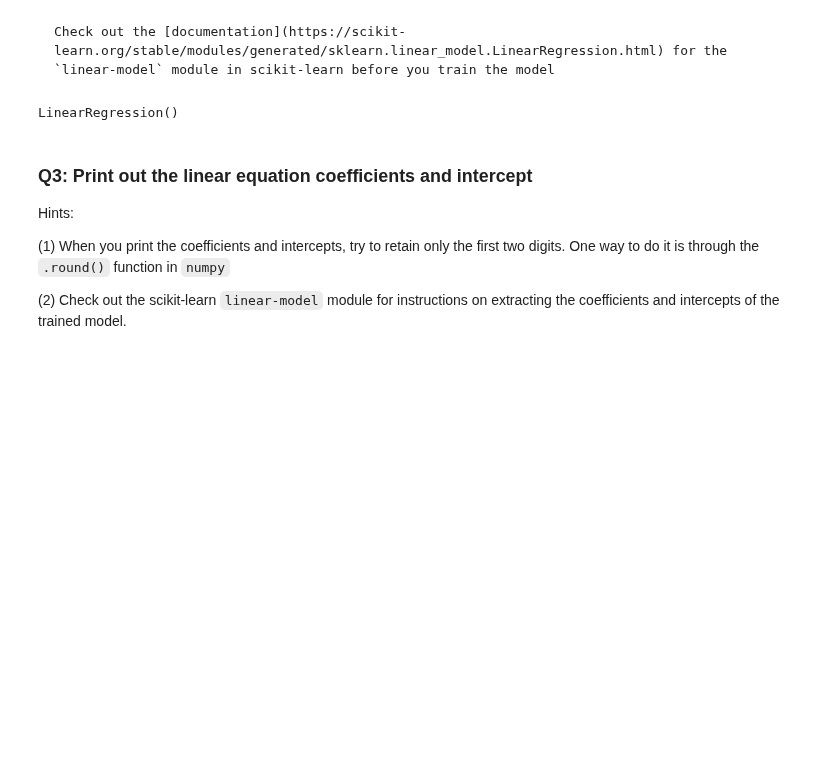
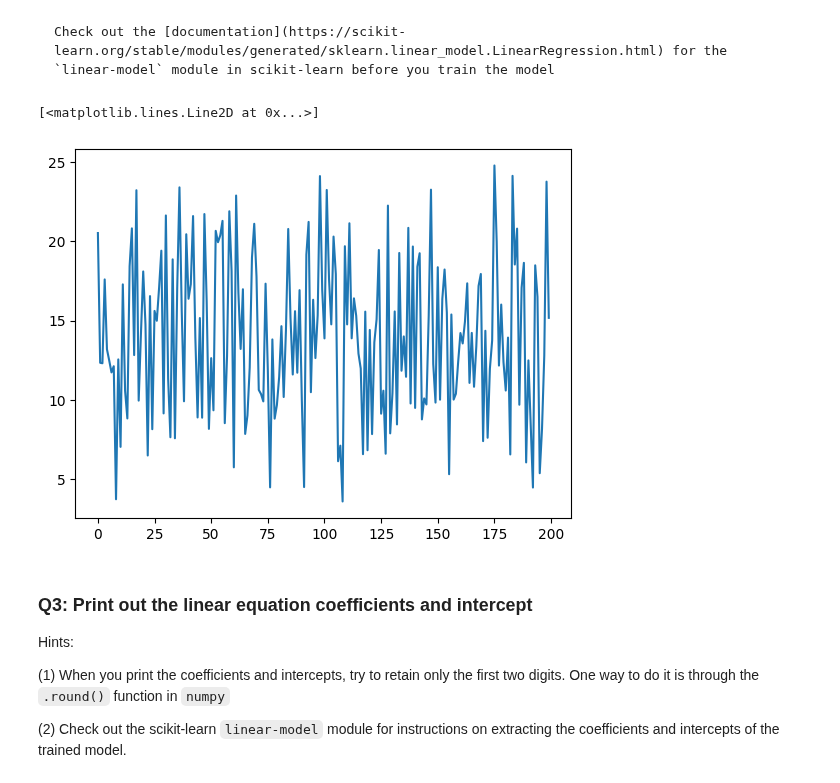
Before and after one commit to noegaill/2025_Intro_Python, a Jupyter notebook: notebook/W4_S1.ipynb, the cells around one changed output. Drawn from its saved outputs; the diff is of its cells as text; code cells hidden in the pictures; blank space fills up the shorter version.

````diff
--- a/notebook/W4_S1.ipynb
+++ b/notebook/W4_S1.ipynb
@@ -46,14 +46,19 @@ Check out the [documentation](https://scikit-learn.org/stable/modules/generated/
 ```
 # %%
 from sklearn.linear_model import LinearRegression
+import matplotlib.pyplot as plt
 
 # Construct Input / Output matrices
 Xall = data[['TV','Radio','Newspaper']].values
 y = data['Sales'].values
 linreg = LinearRegression()
 linreg.fit(Xall,y)
+y_predict = linreg.predict(Xall)
+
+plt.plot(y_predict)
 # %% [output]
-LinearRegression()
+[<matplotlib.lines.Line2D at 0x...>]
+[figure, added]
 # %% [markdown]
 ### Q3: Print out the linear equation coefficients and intercept
 
````
Also changed, not shown: parts of 8 cells of this notebook.
